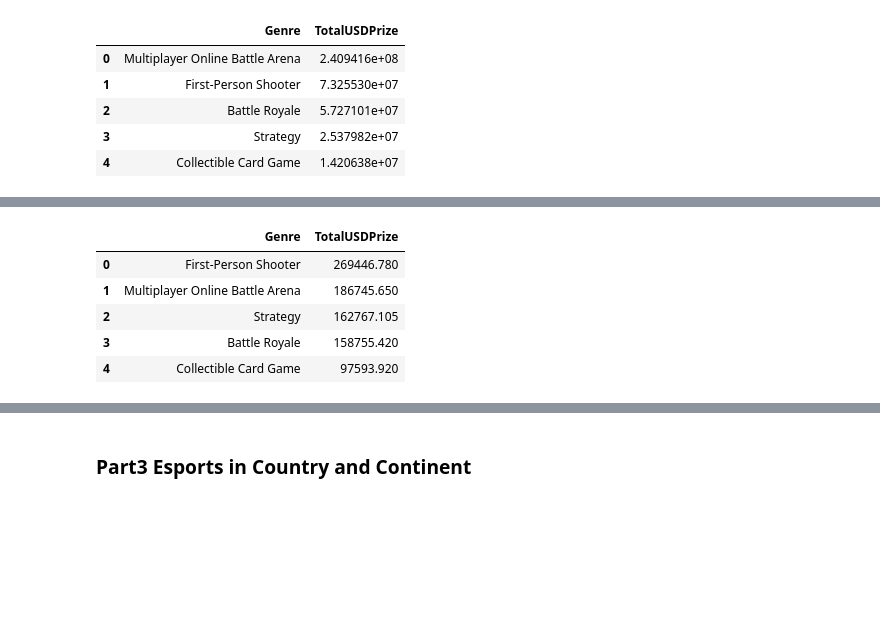
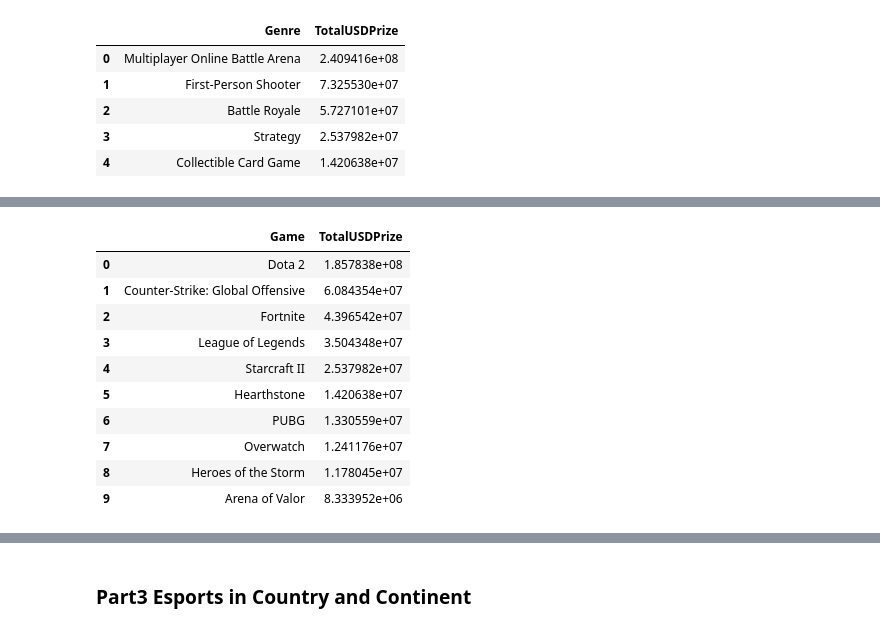
Before and after one commit to com-480-data-visualization/datavis-project-2022-lyl, a Jupyter notebook: EDA_milestone1.ipynb, the cells around one changed output, grey strips where cells are left out. Saved outputs shown, nothing was run; the diff lists cells and outputs as text; code cells hidden in the pictures; blank space fills up the shorter version.

```diff
--- a/EDA_milestone1.ipynb
+++ b/EDA_milestone1.ipynb
@@ -306,10 +322,15 @@ players_new[['Genre', 'TotalUSDPrize']].groupby('Genre').sum().sort_values(by='T
 # %%
-# median USDPrize by Genre
-players_new[['Genre', 'TotalUSDPrize']].groupby('Genre').median().sort_values(by='TotalUSDPrize',ascending=False).reset_index() #median earnings
+# sum USDPrize by Game
+players_new[['Game', 'TotalUSDPrize']].groupby('Game').sum().sort_values(by='TotalUSDPrize',ascending=False).reset_index() #median earnings
 # %% [output]
-|  | Genre | TotalUSDPrize |
-| 0 | First-Person Shooter | 269446.780 |
-| 1 | Multiplayer Online Battle Arena | 186745.650 |
-| 2 | Strategy | 162767.105 |
-| 3 | Battle Royale | 158755.420 |
-| 4 | Collectible Card Game | 97593.920 |
+|  | Game | TotalUSDPrize |
+| 0 | Dota 2 | 1.857838e+08 |
+| 1 | Counter-Strike: Global Offensive | 6.084354e+07 |
+| 2 | Fortnite | 4.396542e+07 |
+| 3 | League of Legends | 3.504348e+07 |
+| 4 | Starcraft II | 2.537982e+07 |
+| 5 | Hearthstone | 1.420638e+07 |
+| 6 | PUBG | 1.330559e+07 |
+| 7 | Overwatch | 1.241176e+07 |
+| 8 | Heroes of the Storm | 1.178045e+07 |
+| 9 | Arena of Valor | 8.333952e+06 |
```
Also changed, not shown: parts of 4 cells of this notebook, 3 other files.
